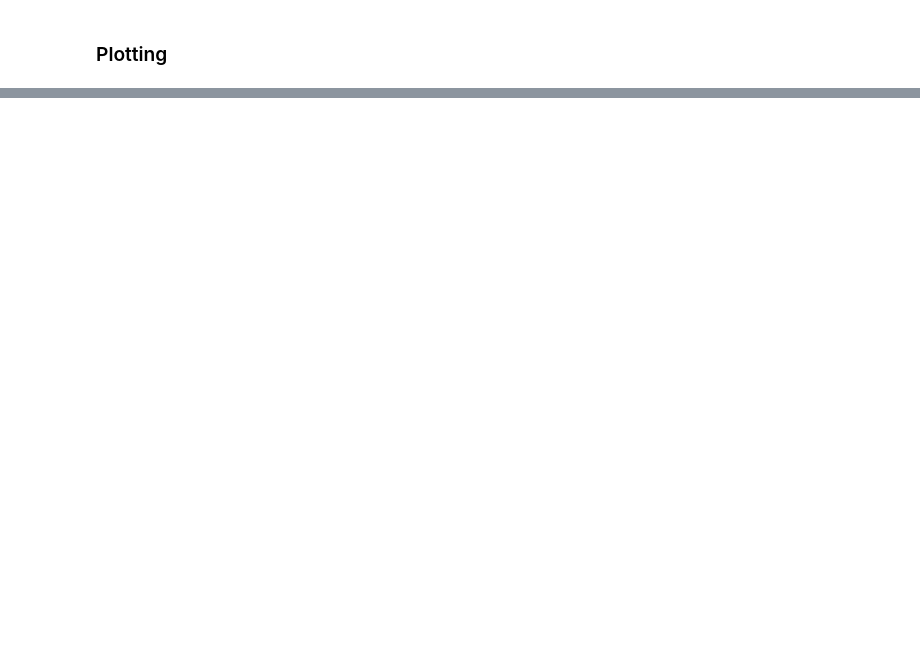
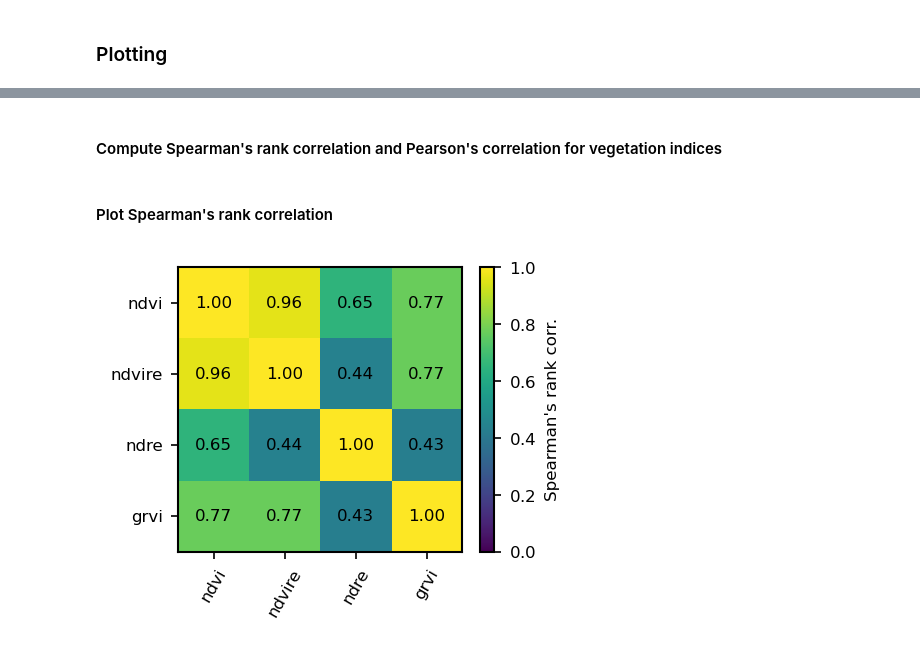
Before and after one commit to FlorianStehr/findatree, a Jupyter notebook: scripts/compare/correlation_px_vegindex.ipynb, the cells around one changed output, grey strips where cells are left out. Saved outputs shown, nothing was run; the diff lists cells and outputs as text; code cells hidden in the pictures; blank space fills up the shorter version.

```diff
--- a/scripts/compare/correlation_px_vegindex.ipynb
+++ b/scripts/compare/correlation_px_vegindex.ipynb
@@ -254,0 +327,2 @@ _ = ax.hist(
+# %% [markdown]
+#### Compute Spearman's rank correlation and Pearson's correlation for vegetation indices
@@ -254,0 +351,39 @@ _ = ax.hist(
+# %% [markdown]
+#### Plot Spearman's rank correlation
+# %%
+f = plt.figure(1, figsize=[3,3])
+ax = f.add_subplot()
+
+mapp = plt.imshow(
+    spear_corr,
+    interpolation='nearest',
+    origin='upper',
+    vmin=0,
+    vmax=1,
+    )
+plt.colorbar(
+    mapp,
+    ax=ax,
+    shrink=0.8,
+    format=r'$%.1f$',
+    label="Spearman's rank corr."
+    )
+
+for row in range(0,spear_corr.shape[0]):
+    for col in range(0,spear_corr.shape[1]):
+        ax.text(
+            col,
+            row,
+            f"{spear_corr[row,col]:.2f}",
+            horizontalalignment='center',
+            verticalalignment='center',
+            )
+
+_ = ax.set_xticks(range(0,len(names_corr)))
+_ = ax.set_xticklabels(names_corr, rotation=60)
+_ = ax.set_yticks(range(0,len(names_corr)))
+_ = ax.set_yticklabels(names_corr)
+
+# plt.savefig(os.path.join(dir_name_plots_save, f"spearmans.svg"), transparent=True)
+# %% [output]
+[figure, added]
```
Also changed, not shown: parts of 19 cells of this notebook.
